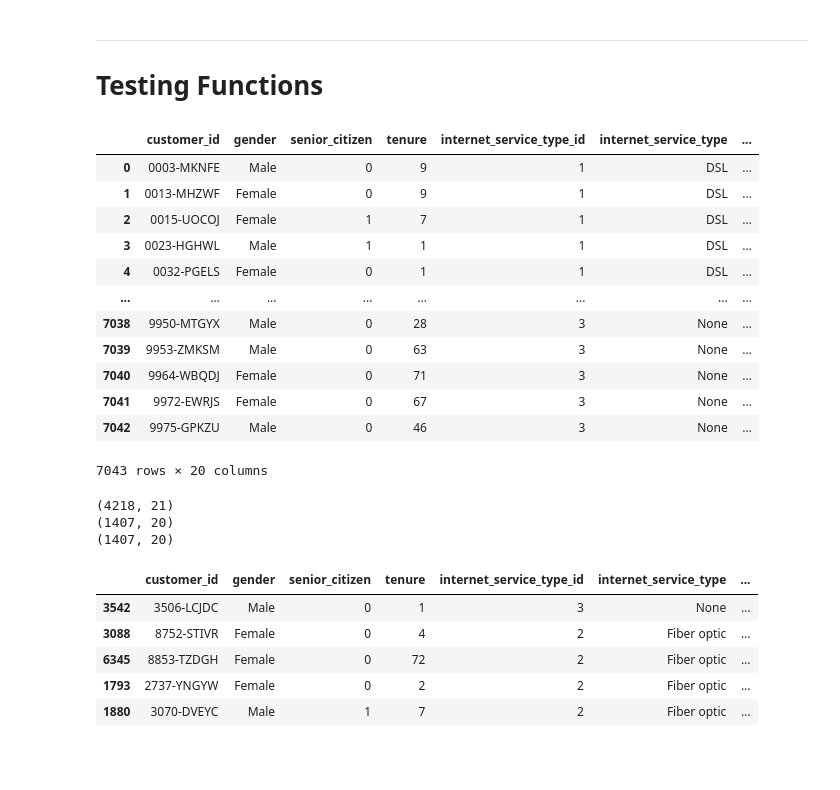
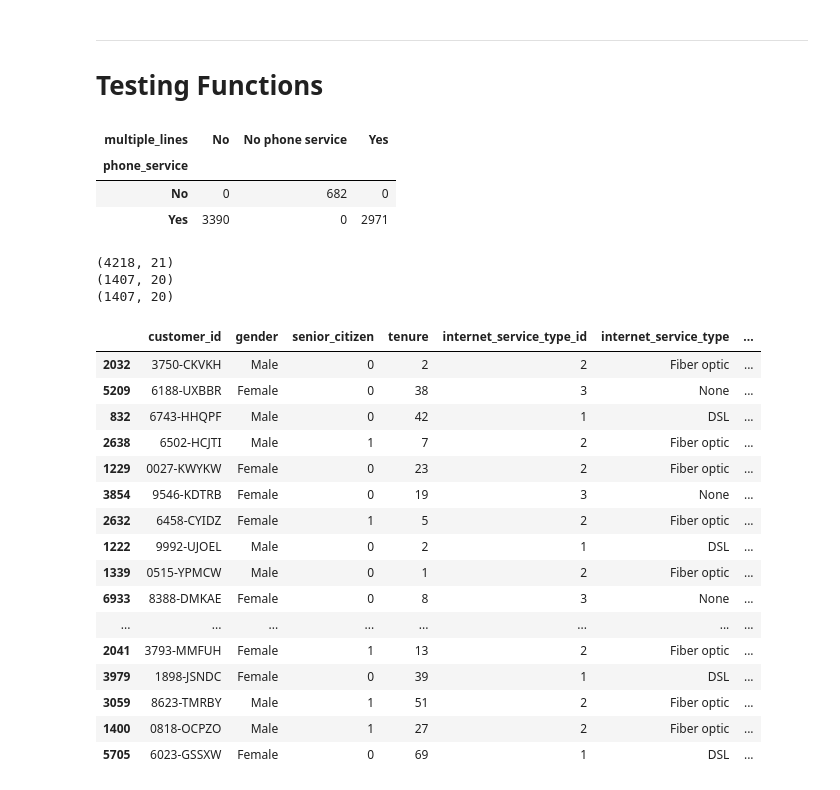
Before and after one commit to hartman-jiang-classification-project/telco-classification-project, a Jupyter notebook: alec_preparation.ipynb, the cells around one changed output. Saved outputs shown, nothing was run; the diff lists cells and outputs as text; code cells hidden in the pictures; blank space fills up the shorter version.

```diff
--- a/alec_preparation.ipynb
+++ b/alec_preparation.ipynb
@@ -125,22 +125,13 @@ plt.show()
 # Testing Functions
 # %%
 df = ac.get_telco_data()
-df = pr.consolidate_columns(df)
-df
-# %% [output]
-|  | customer_id | gender | senior_citizen | tenure | internet_service_type_id | internet_service_type | ... |
-| 0 | 0003-MKNFE | Male | 0 | 9 | 1 | DSL | ... |
-| 1 | 0013-MHZWF | Female | 0 | 9 | 1 | DSL | ... |
-| 2 | 0015-UOCOJ | Female | 1 | 7 | 1 | DSL | ... |
-| 3 | 0023-HGHWL | Male | 1 | 1 | 1 | DSL | ... |
-| 4 | 0032-PGELS | Female | 0 | 1 | 1 | DSL | ... |
-| ... | ... | ... | ... | ... | ... | ... | ... |
-| 7038 | 9950-MTGYX | Male | 0 | 28 | 3 | None | ... |
-| 7039 | 9953-ZMKSM | Male | 0 | 63 | 3 | None | ... |
-| 7040 | 9964-WBQDJ | Female | 0 | 71 | 3 | None | ... |
-| 7041 | 9972-EWRJS | Female | 0 | 67 | 3 | None | ... |
-| 7042 | 9975-GPKZU | Male | 0 | 46 | 3 | None | ... |
-7043 rows × 20 columns
+# %%
+pd.crosstab(df["phone_service"], df["multiple_lines"])
+# %% [output]
+| multiple_lines | No | No phone service | Yes |
+| phone_service |  |  |  |
+| No | 0 | 682 | 0 |
+| Yes | 3390 | 0 | 2971 |
 # %%
 train, validate, test = pr.prep_telco(df)
 print(train.shape)
@@ -150,12 +141,23 @@ print(test.shape)
 (4218, 21)
 (1407, 20)
 (1407, 20)
-# %%
-train.head()
-# %% [output]
-|  | customer_id | gender | senior_citizen | tenure | internet_service_type_id | internet_service_type | ... |
-| 3542 | 3506-LCJDC | Male | 0 | 1 | 3 | None | ... |
-| 3088 | 8752-STIVR | Female | 0 | 4 | 2 | Fiber optic | ... |
-| 6345 | 8853-TZDGH | Female | 0 | 72 | 2 | Fiber optic | ... |
-| 1793 | 2737-YNGYW | Female | 0 | 2 | 2 | Fiber optic | ... |
-| 1880 | 3070-DVEYC | Male | 1 | 7 | 2 | Fiber optic | ... |
+# %%
+train.sample(50)
+# %% [output]
+|  | customer_id | gender | senior_citizen | tenure | internet_service_type_id | internet_service_type | ... |
+| 2032 | 3750-CKVKH | Male | 0 | 2 | 2 | Fiber optic | ... |
+| 5209 | 6188-UXBBR | Female | 0 | 38 | 3 | None | ... |
+| 832 | 6743-HHQPF | Male | 0 | 42 | 1 | DSL | ... |
+| 2638 | 6502-HCJTI | Male | 1 | 7 | 2 | Fiber optic | ... |
+| 1229 | 0027-KWYKW | Female | 0 | 23 | 2 | Fiber optic | ... |
+| 3854 | 9546-KDTRB | Female | 0 | 19 | 3 | None | ... |
+| 2632 | 6458-CYIDZ | Female | 1 | 5 | 2 | Fiber optic | ... |
+| 1222 | 9992-UJOEL | Male | 0 | 2 | 1 | DSL | ... |
+| 1339 | 0515-YPMCW | Male | 0 | 1 | 2 | Fiber optic | ... |
+| 6933 | 8388-DMKAE | Female | 0 | 8 | 3 | None | ... |
+| ... | ... | ... | ... | ... | ... | ... | ... |
+| 2041 | 3793-MMFUH | Female | 1 | 13 | 2 | Fiber optic | ... |
+| 3979 | 1898-JSNDC | Female | 0 | 39 | 1 | DSL | ... |
+| 3059 | 8623-TMRBY | Male | 1 | 51 | 2 | Fiber optic | ... |
+| 1400 | 0818-OCPZO | Male | 1 | 27 | 2 | Fiber optic | ... |
+| 5705 | 6023-GSSXW | Female | 0 | 69 | 1 | DSL | ... |
```
Also changed, not shown: 1 other file.
